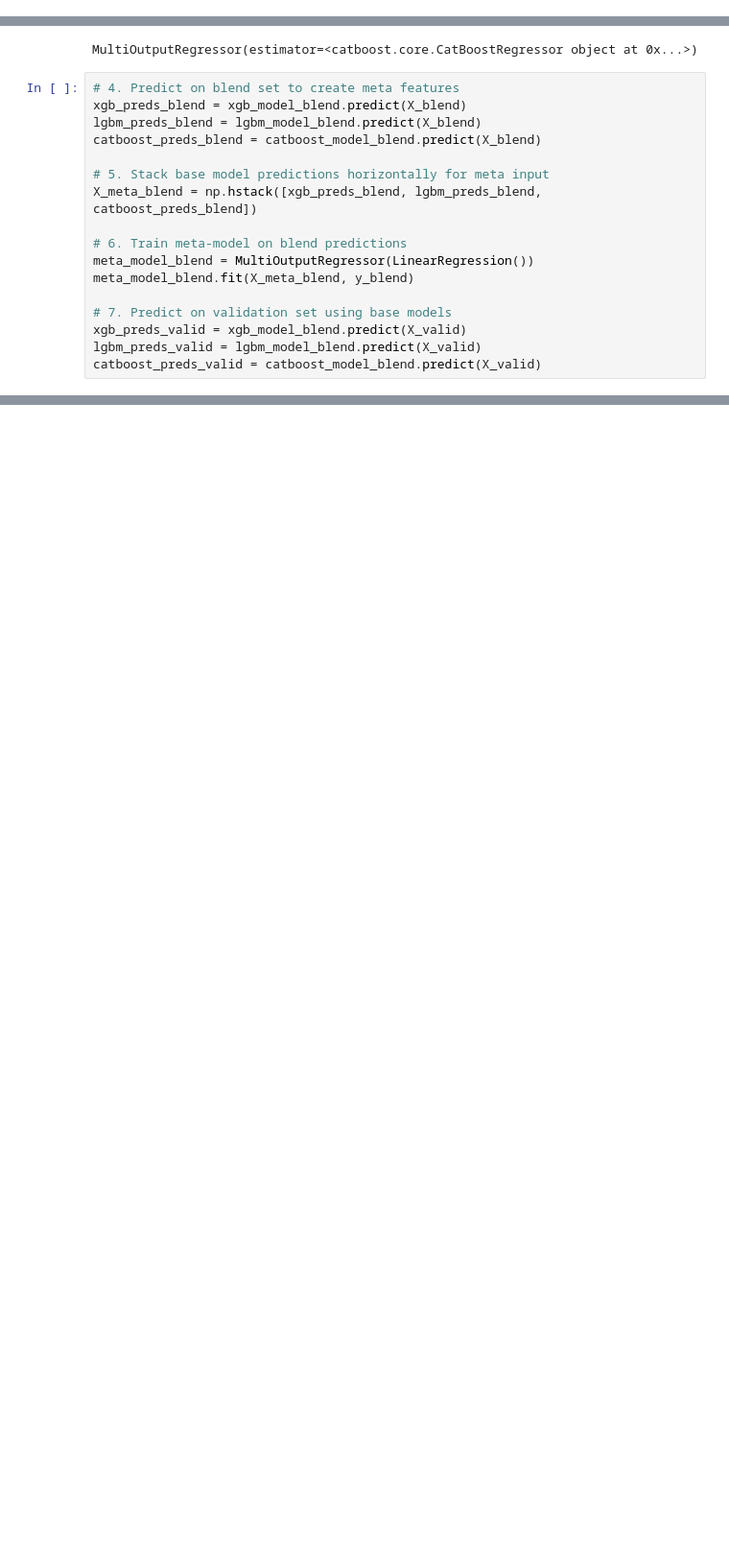
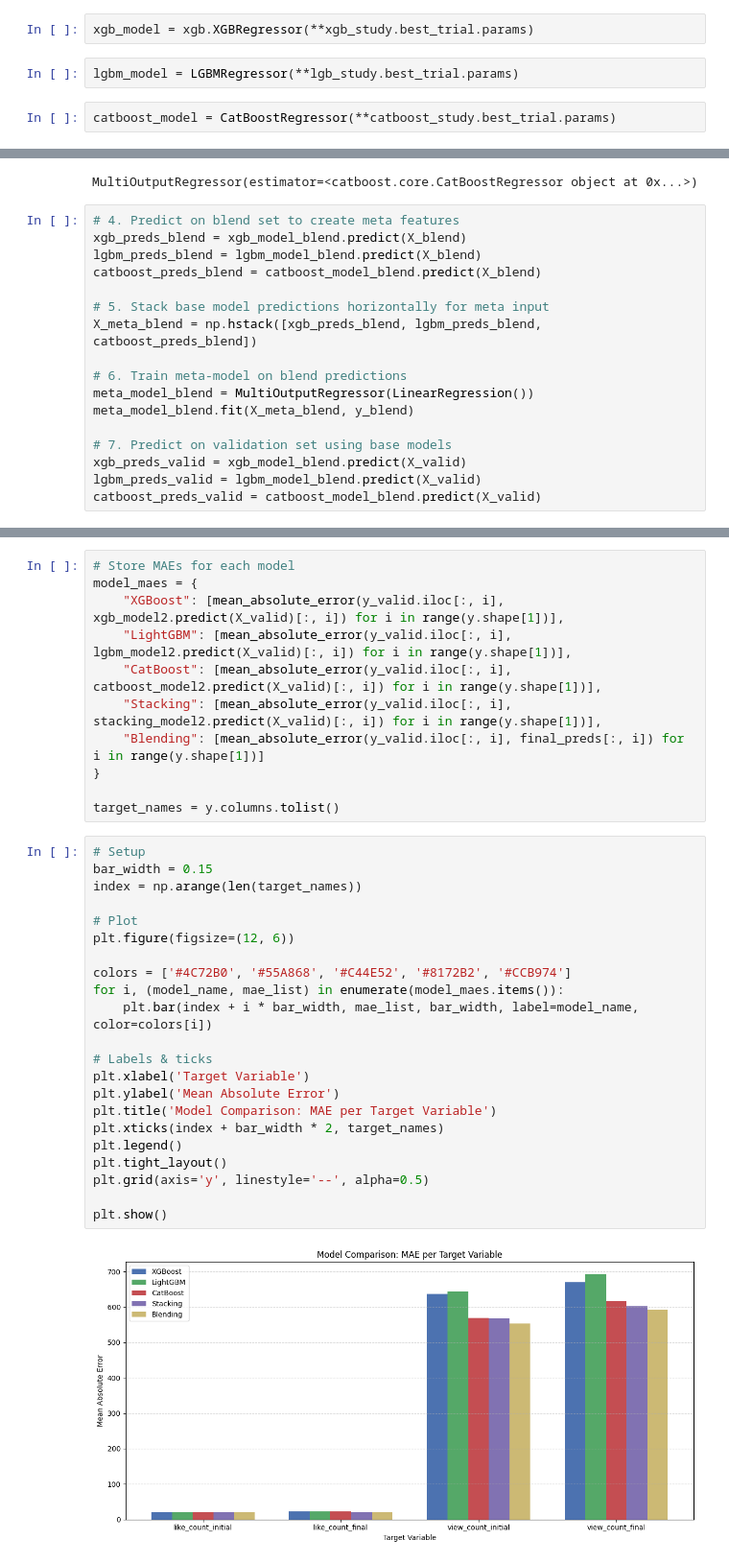
Before and after one commit to DonaldAadithiyan/YT-analytics, a Jupyter notebook: noteboooks/04_stacking_model_training.ipynb, the cells around one changed output, grey strips where cells are left out. Shown at 96% size. Drawn from its saved outputs; the diff is of its cells as text; blank space fills up the shorter version.

Commit message:
visualization for each model output

```diff
--- a/noteboooks/04_stacking_model_training.ipynb
+++ b/noteboooks/04_stacking_model_training.ipynb
@@ -382,3 +356,9 @@ catboost_model = CatBoostRegressor(n_estimators = 672,
+# %%
+xgb_model = xgb.XGBRegressor(**xgb_study.best_trial.params)
+# %%
+lgbm_model = LGBMRegressor(**lgb_study.best_trial.params)
+# %%
+catboost_model = CatBoostRegressor(**catboost_study.best_trial.params)
 # %%
 xgb_model2 = MultiOutputRegressor(xgb_model)
 xgb_model2.fit(X_train, y_train)
@@ -567,0 +548,35 @@ Column 3: 289.4042
+# %%
+# Store MAEs for each model
+model_maes = {
+    "XGBoost": [mean_absolute_error(y_valid.iloc[:, i], xgb_model2.predict(X_valid)[:, i]) for i in range(y.shape[1])],
+    "LightGBM": [mean_absolute_error(y_valid.iloc[:, i], lgbm_model2.predict(X_valid)[:, i]) for i in range(y.shape[1])],
+    "CatBoost": [mean_absolute_error(y_valid.iloc[:, i], catboost_model2.predict(X_valid)[:, i]) for i in range(y.shape[1])],
+    "Stacking": [mean_absolute_error(y_valid.iloc[:, i], stacking_model2.predict(X_valid)[:, i]) for i in range(y.shape[1])],
+    "Blending": [mean_absolute_error(y_valid.iloc[:, i], final_preds[:, i]) for i in range(y.shape[1])]
+}
+
+target_names = y.columns.tolist()
+# %%
+# Setup
+bar_width = 0.15
+index = np.arange(len(target_names))
+
+# Plot
+plt.figure(figsize=(12, 6))
+
+colors = ['#4C72B0', '#55A868', '#C44E52', '#8172B2', '#CCB974']
+for i, (model_name, mae_list) in enumerate(model_maes.items()):
+    plt.bar(index + i * bar_width, mae_list, bar_width, label=model_name, color=colors[i])
+
+# Labels & ticks
+plt.xlabel('Target Variable')
+plt.ylabel('Mean Absolute Error')
+plt.title('Model Comparison: MAE per Target Variable')
+plt.xticks(index + bar_width * 2, target_names)
+plt.legend()
+plt.tight_layout()
+plt.grid(axis='y', linestyle='--', alpha=0.5)
+
+plt.show()
+# %% [output]
+[figure, added]
```
Also changed, not shown: parts of 21 cells of this notebook, 34 other files.
